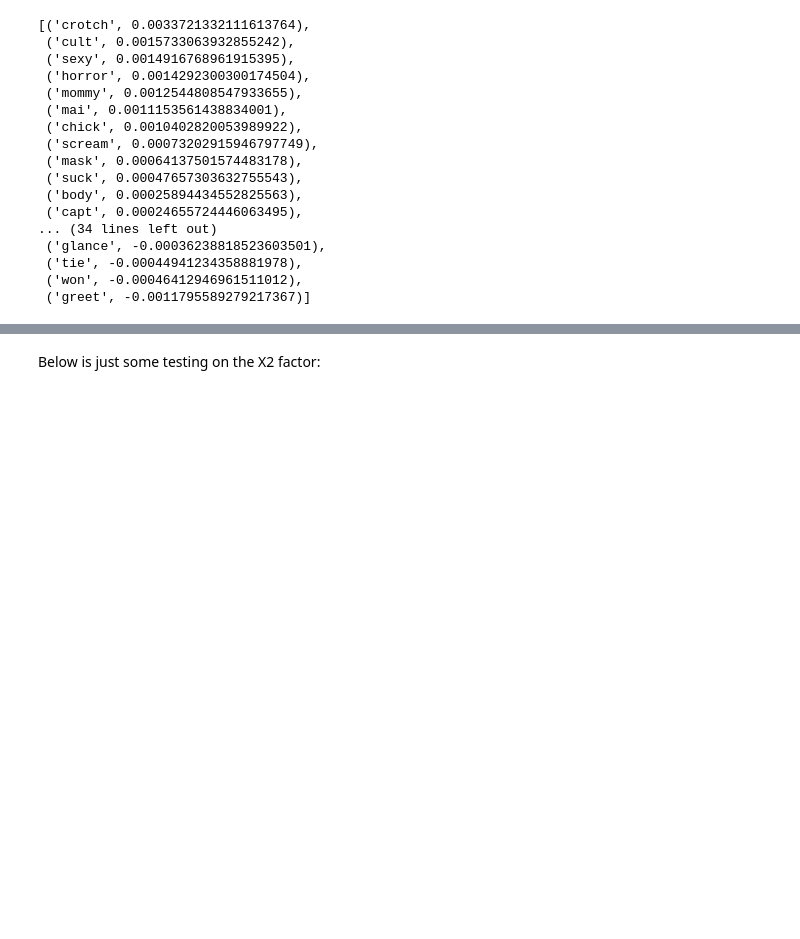
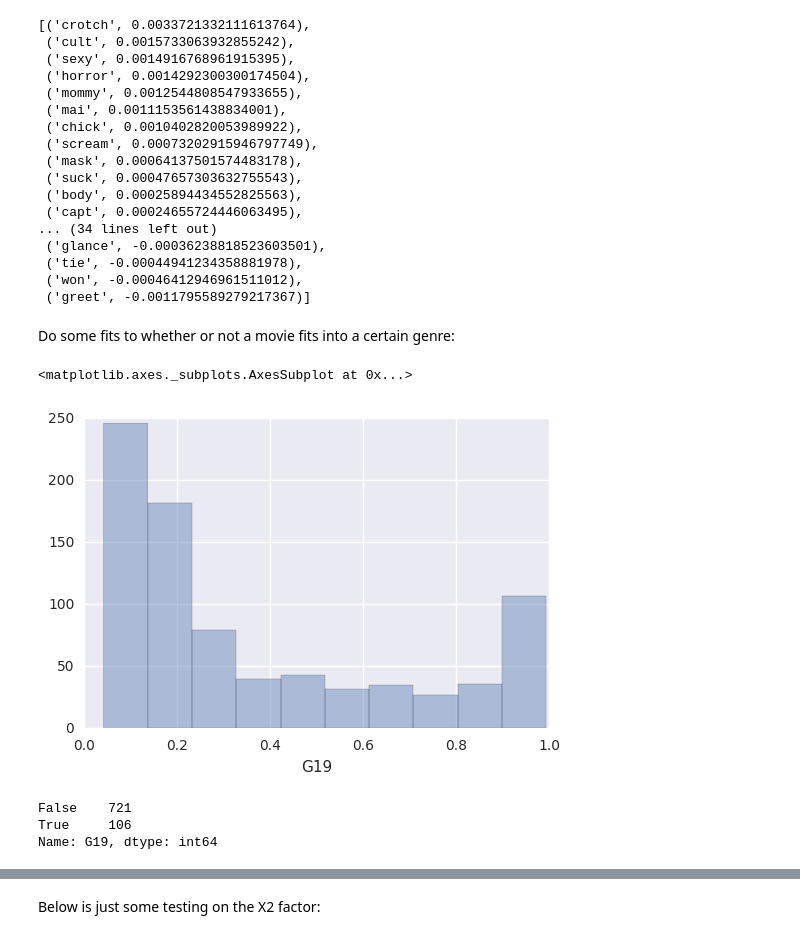
Before and after one commit to wlevine/movie-script-recommender, a Jupyter notebook: fit_words.ipynb, the cells around one changed output, grey strips where cells are left out. Cells and saved outputs as stored; diff of their text form; code cells hidden in the pictures; blank space fills up the shorter version.

Commit message:
Mostly adding stuff for fitting genres (action and comedy) in addition to factors

```diff
--- a/fit_words.ipynb
+++ b/fit_words.ipynb
@@ -430,3 +435,20 @@ sorted(dict(zip(fits_second_try[1][1][0:50],fits_second_try[1][3][1].best_estima
  ('tie', -0.00044941234358881978),
  ('won', -0.00046412946961511012),
  ('greet', -0.0011795589279217367)]
+# %% [markdown]
+Do some fits to whether or not a movie fits into a certain genre:
+# %%
+#19 is action, 230 is comedy
+sns.distplot(movies_df["G19"],kde=False)
+#sns.distplot(movies_df["G230"],kde=False)
+# %% [output]
+<matplotlib.axes._subplots.AxesSubplot at 0x...>
+[figure, added]
+# %%
+#We'll declare anything with comedy/action score > .9 to belong to that genre.
+is_comedy = movies_df["G230"] > .9
+is_action = movies_df["G19"] > .9
+# %% [output]
+False    721
+True     106
+Name: G19, dtype: int64
```
Also changed, not shown: parts of 21 cells of this notebook, 1 other file.
